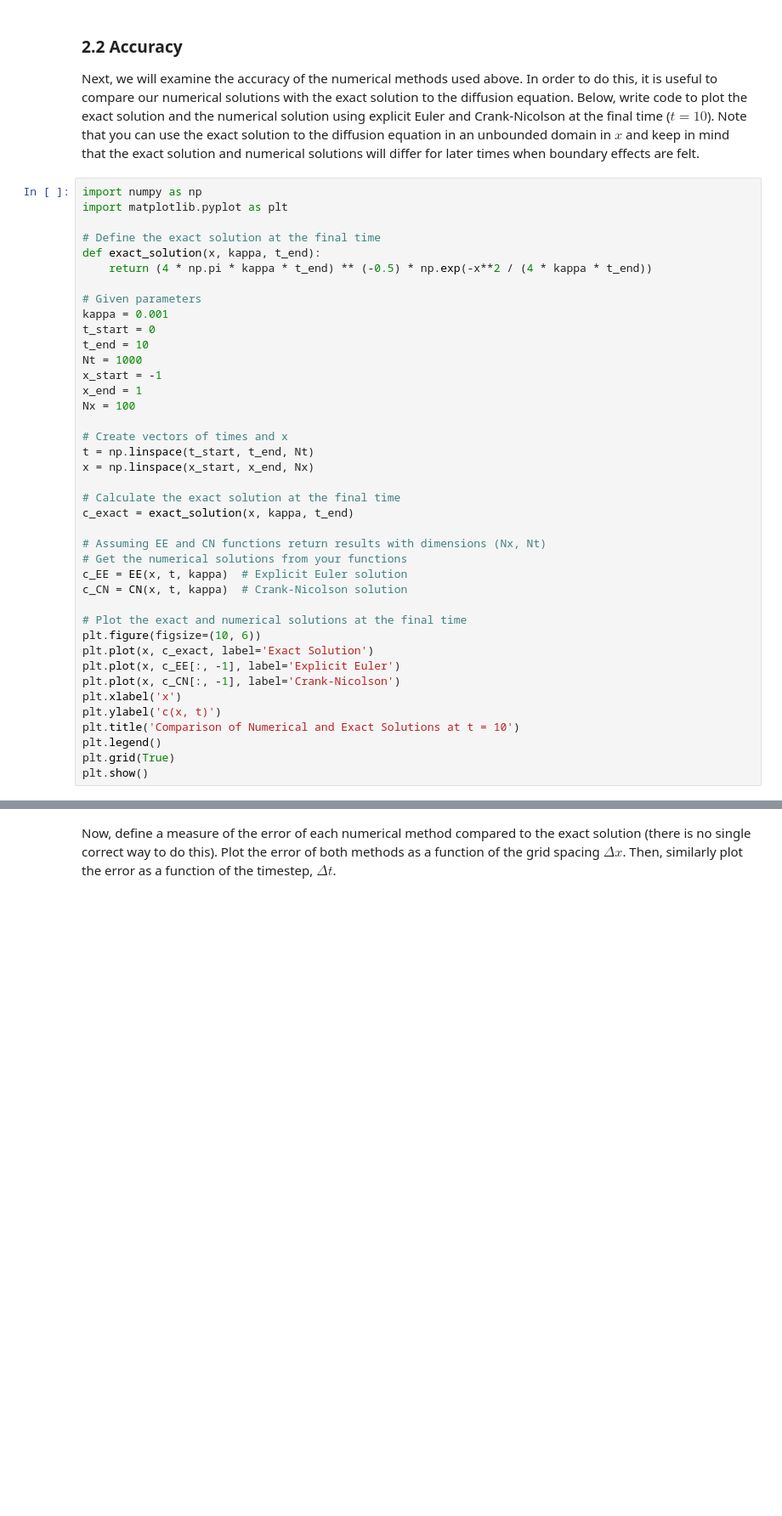
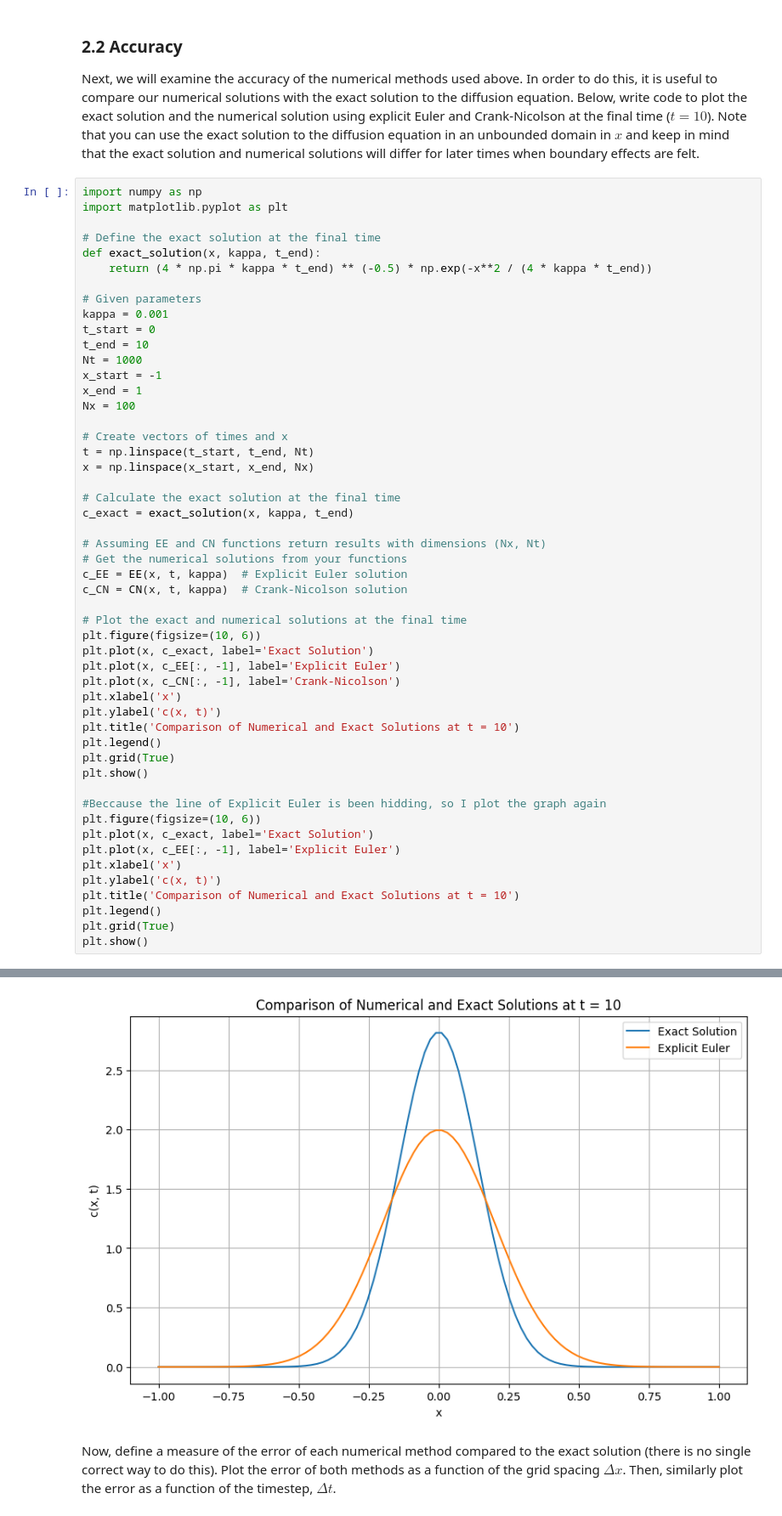
Before and after one commit to StarYuxinChen/QCES, a Jupyter notebook: Project1_numerical_methods.ipynb, the cells around one changed output, grey strips where cells are left out. Shown: that part at 85% size. Saved outputs shown, nothing was run; the diff lists cells and outputs as text; blank space fills up the shorter version.

```diff
--- a/Project1_numerical_methods.ipynb
+++ b/Project1_numerical_methods.ipynb
@@ -281,4 +284,15 @@ plt.title('Comparison of Numerical and Exact Solutions at t = 10')
 plt.legend()
 plt.grid(True)
 plt.show()
+
+#Beccause the line of Explicit Euler is been hidding, so I plot the graph again
+plt.figure(figsize=(10, 6))
+plt.plot(x, c_exact, label='Exact Solution')
+plt.plot(x, c_EE[:, -1], label='Explicit Euler')
+plt.xlabel('x')
+plt.ylabel('c(x, t)')
+plt.title('Comparison of Numerical and Exact Solutions at t = 10')
+plt.legend()
+plt.grid(True)
+plt.show()
 # %% [output]
@@ -287,4 +301,5 @@ Crank-Nicolson method took 0.07 seconds
 [figure]
+[figure, added]
 # %% [markdown]
 Now, define a measure of the error of each numerical method compared to the exact solution (there is no single correct way to do this). Plot the error of both methods as a function of the grid spacing $\Delta x$. Then, similarly plot the error as a function of the timestep, $\Delta t$.
 # %% [markdown]
```
Also changed, not shown: parts of 6 cells of this notebook.
